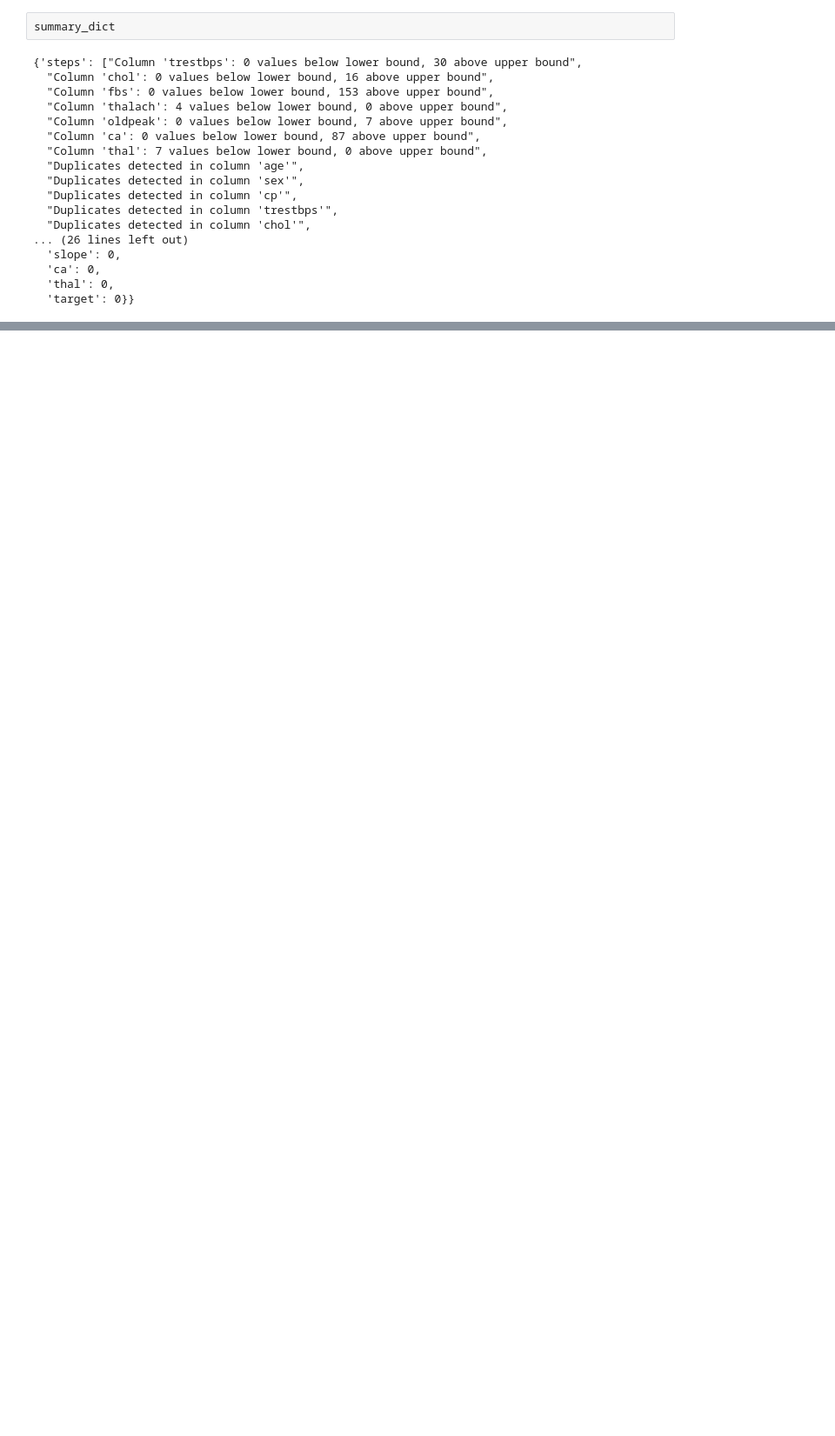
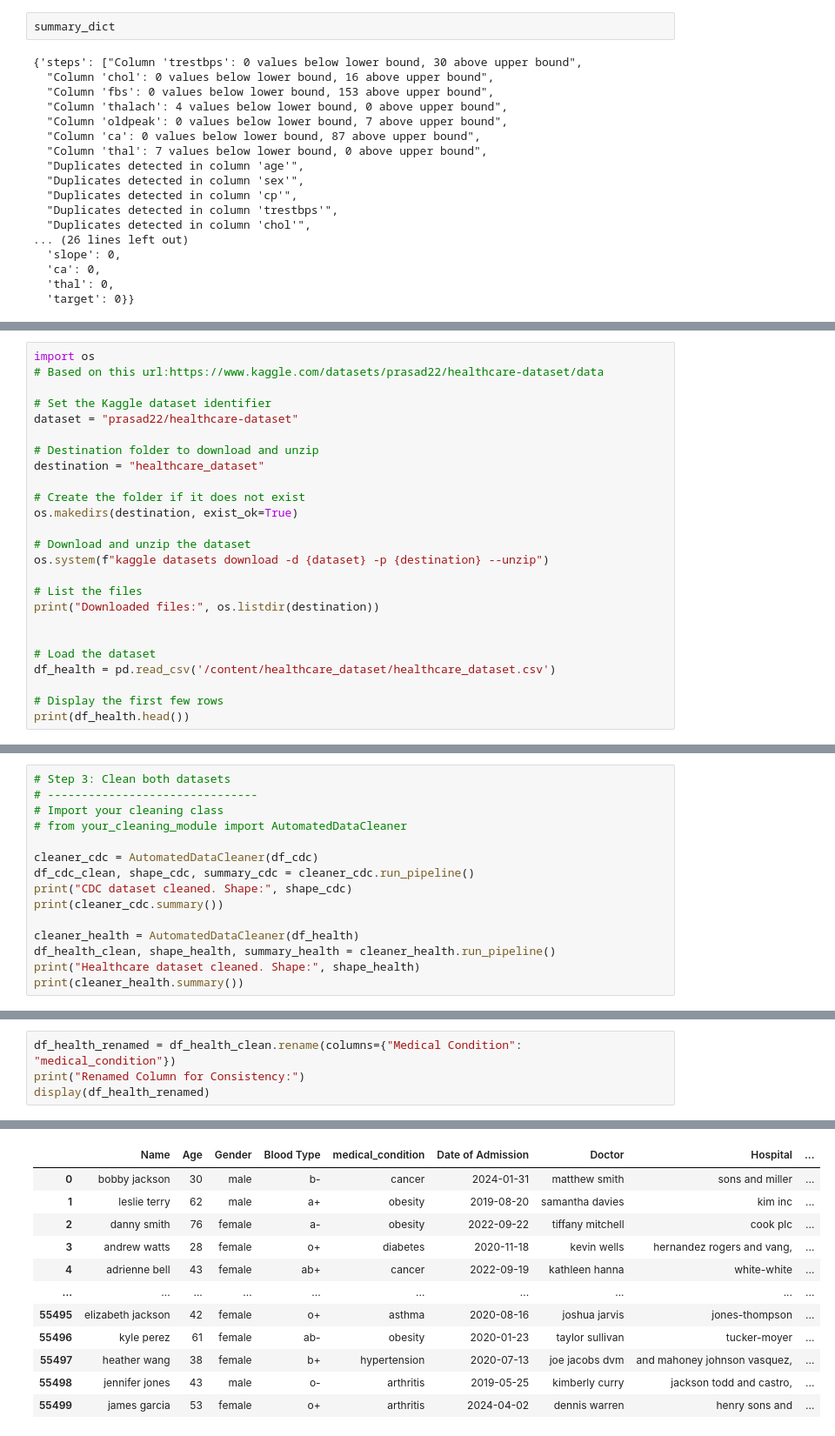
Before and after one commit to Sibitenda/BAchelors_CS, a Jupyter notebook: Data Mining and BI/week2_preparations/Exploration.ipynb, the cells around one changed output, grey strips where cells are left out. Shown at 87% size. Saved outputs shown, nothing was run; the diff lists cells and outputs as text; blank space fills up the shorter version.

```diff
--- a/Data Mining and BI/week2_preparations/Exploration.ipynb
+++ b/Data Mining and BI/week2_preparations/Exploration.ipynb
@@ -1167,0 +1189,25 @@ summary_dict
+# %%
+import os
+# Based on this url:https://www.kaggle.com/datasets/prasad22/healthcare-dataset/data
+
+# Set the Kaggle dataset identifier
+dataset = "prasad22/healthcare-dataset"
+
+# Destination folder to download and unzip
+destination = "healthcare_dataset"
+
+# Create the folder if it does not exist
+os.makedirs(destination, exist_ok=True)
+
+# Download and unzip the dataset
+os.system(f"kaggle datasets download -d {dataset} -p {destination} --unzip")
+
+# List the files
+print("Downloaded files:", os.listdir(destination))
+
+
+# Load the dataset
+df_health = pd.read_csv('/content/healthcare_dataset/healthcare_dataset.csv')
+
+# Display the first few rows
+print(df_health.head())
@@ -1167,0 +1321,15 @@ summary_dict
+# %%
+# Step 3: Clean both datasets
+# -------------------------------
+# Import your cleaning class
+# from your_cleaning_module import AutomatedDataCleaner
+
+cleaner_cdc = AutomatedDataCleaner(df_cdc)
+df_cdc_clean, shape_cdc, summary_cdc = cleaner_cdc.run_pipeline()
+print("CDC dataset cleaned. Shape:", shape_cdc)
+print(cleaner_cdc.summary())
+
+cleaner_health = AutomatedDataCleaner(df_health)
+df_health_clean, shape_health, summary_health = cleaner_health.run_pipeline()
+print("Healthcare dataset cleaned. Shape:", shape_health)
+print(cleaner_health.summary())
@@ -1167,0 +1540,5 @@ summary_dict
+# %%
+df_health_renamed = df_health_clean.rename(columns={"Medical Condition": "medical_condition"})
+print("Renamed Column for Consistency:")
+display(df_health_renamed)
+# %% [output]
@@ -1167,0 +1546,12 @@ summary_dict
+|  | Name | Age | Gender | Blood Type | medical_condition | Date of Admission | Doctor | Hospital | ... |
+| 0 | bobby jackson | 30 | male | b- | cancer | 2024-01-31 | matthew smith | sons and miller | ... |
+| 1 | leslie terry | 62 | male | a+ | obesity | 2019-08-20 | samantha davies | kim inc | ... |
+| 2 | danny smith | 76 | female | a- | obesity | 2022-09-22 | tiffany mitchell | cook plc | ... |
+| 3 | andrew watts | 28 | female | o+ | diabetes | 2020-11-18 | kevin wells | hernandez rogers and vang, | ... |
+| 4 | adrienne bell | 43 | female | ab+ | cancer | 2022-09-19 | kathleen hanna | white-white | ... |
+| ... | ... | ... | ... | ... | ... | ... | ... | ... | ... |
+| 55495 | elizabeth jackson | 42 | female | o+ | asthma | 2020-08-16 | joshua jarvis | jones-thompson | ... |
+| 55496 | kyle perez | 61 | female | ab- | obesity | 2020-01-23 | taylor sullivan | tucker-moyer | ... |
+| 55497 | heather wang | 38 | female | b+ | hypertension | 2020-07-13 | joe jacobs dvm | and mahoney johnson vasquez, | ... |
+| 55498 | jennifer jones | 43 | male | o- | arthritis | 2019-05-25 | kimberly curry | jackson todd and castro, | ... |
+| 55499 | james garcia | 53 | female | o+ | arthritis | 2024-04-02 | dennis warren | henry sons and | ... |
```
Also changed, not shown: parts of 37 cells of this notebook.
